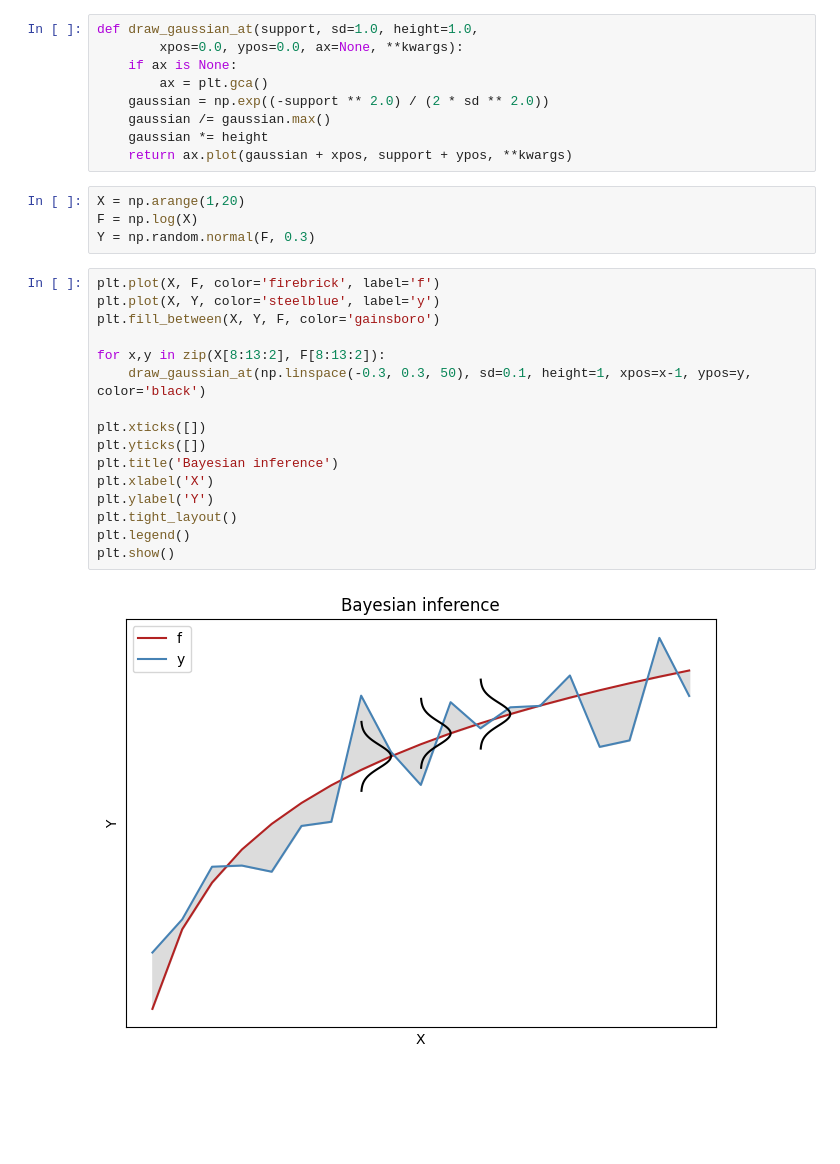
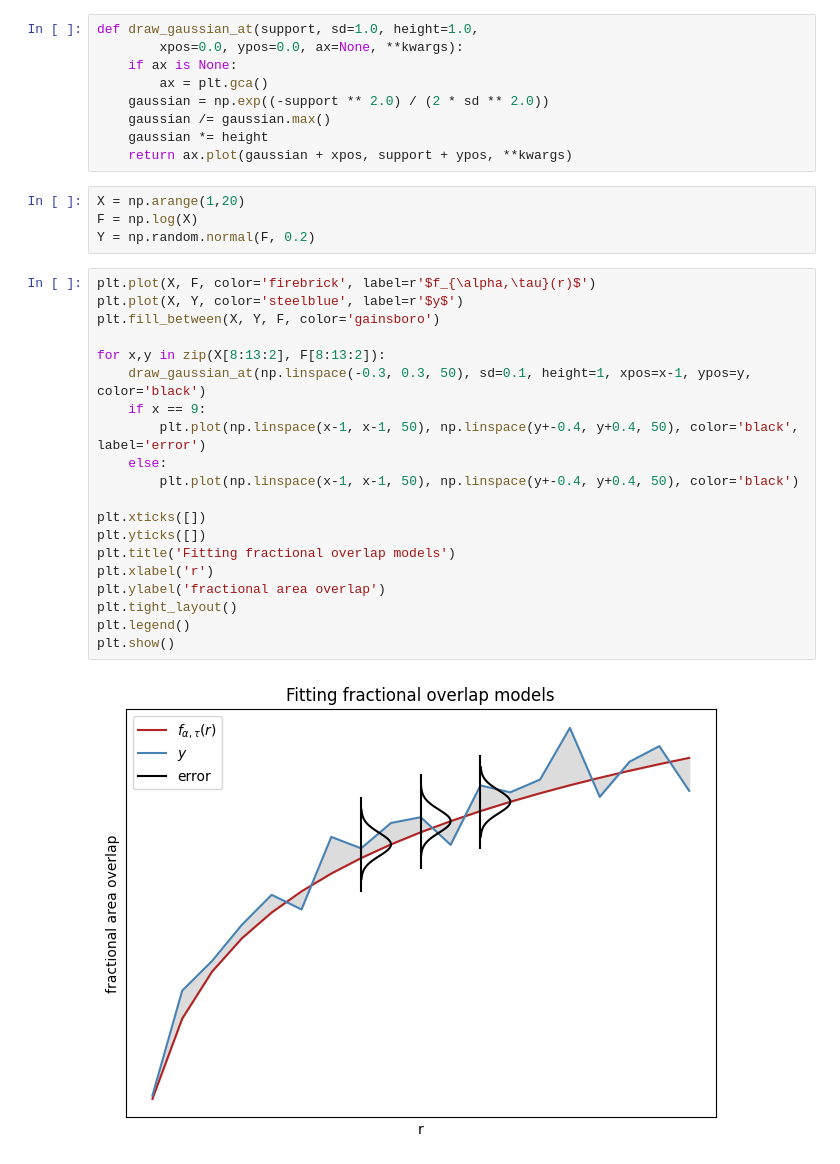
Before and after one commit to cappertherapper/Bachelorprojekt, a Jupyter notebook: fake_graphs.ipynb, the cells around one changed output. Saved outputs shown, nothing was run; the diff lists cells and outputs as text; blank space fills up the shorter version.

Commit message:
updated visualizations

```diff
--- a/fake_graphs.ipynb
+++ b/fake_graphs.ipynb
@@ -20,22 +21,26 @@ def draw_gaussian_at(support, sd=1.0, height=1.0,
 # %%
 X = np.arange(1,20)
 F = np.log(X)
-Y = np.random.normal(F, 0.3)
+Y = np.random.normal(F, 0.2)
 # %%
-plt.plot(X, F, color='firebrick', label='f')
-plt.plot(X, Y, color='steelblue', label='y')
+plt.plot(X, F, color='firebrick', label=r'$f_{\alpha,\tau}(r)$')
+plt.plot(X, Y, color='steelblue', label=r'$y$')
 plt.fill_between(X, Y, F, color='gainsboro')
 
 for x,y in zip(X[8:13:2], F[8:13:2]):
     draw_gaussian_at(np.linspace(-0.3, 0.3, 50), sd=0.1, height=1, xpos=x-1, ypos=y, color='black')
+    if x == 9:
+        plt.plot(np.linspace(x-1, x-1, 50), np.linspace(y+-0.4, y+0.4, 50), color='black', label='error')
+    else:
+        plt.plot(np.linspace(x-1, x-1, 50), np.linspace(y+-0.4, y+0.4, 50), color='black')
 
 plt.xticks([])
 plt.yticks([])
-plt.title('Bayesian inference')
-plt.xlabel('X')
-plt.ylabel('Y')
+plt.title('Fitting fractional overlap models')
+plt.xlabel('r')
+plt.ylabel('fractional area overlap')
 plt.tight_layout()
 plt.legend()
 plt.show()
 # %% [output]
-[figure, old version]
+[figure, new version]
```
Also changed, not shown: parts of 1 cell of this notebook.
